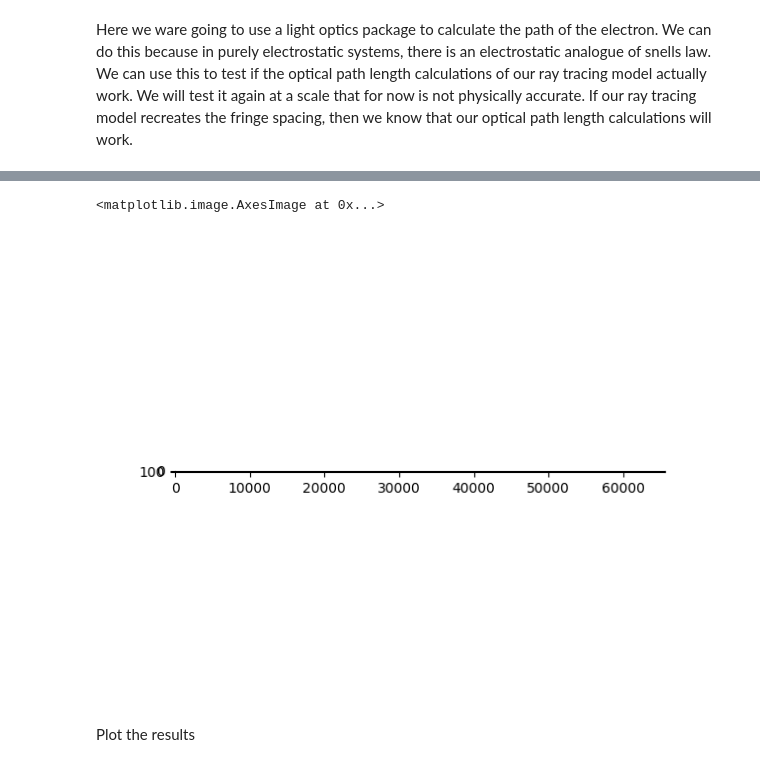
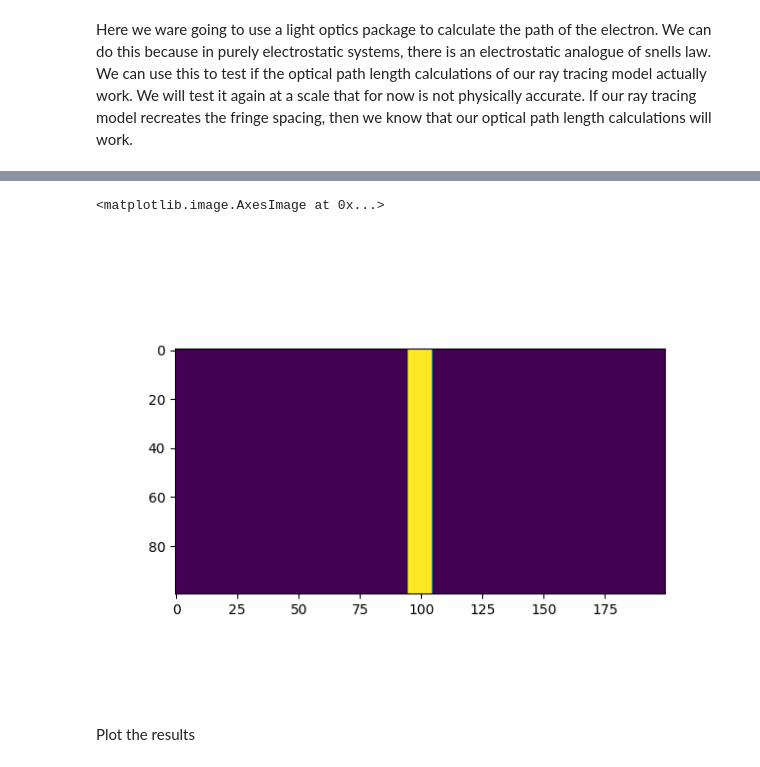
Before and after one commit to AMCLab/TEMGYMAdvanced, a Jupyter notebook: JanghyunCOMAnalysis/wire_giulio_electrostatic_refractive_index_diffractio_compared_to_ray_tracing_physical_scale_2D.ipynb, the cells around one changed output, grey strips where cells are left out. Saved outputs shown, nothing was run; the diff lists cells and outputs as text; code cells hidden in the pictures.

```diff
--- a/JanghyunCOMAnalysis/wire_giulio_electrostatic_refractive_index_diffractio_compared_to_ray_tracing_physical_scale_2D.ipynb
+++ b/JanghyunCOMAnalysis/wire_giulio_electrostatic_refractive_index_diffractio_compared_to_ray_tracing_physical_scale_2D.ipynb
@@ -76,9 +105,9 @@ t0.n[xx0**2 / r**2 + zz0**2 / r**2 <= 1] = 1.0 + 10.0j
 # %%
 plt.figure()
-plt.imshow(np.abs(t0.n[:, 32, :]))
+plt.imshow(np.abs(t0.n[:, 50, :]))
 # %% [output]
 <matplotlib.image.AxesImage at 0x...>
-[figure, old version]
+[figure, new version]
 # %% [markdown]
 Plot the results
 # %%
```
Also changed, not shown: parts of 18 cells of this notebook.
